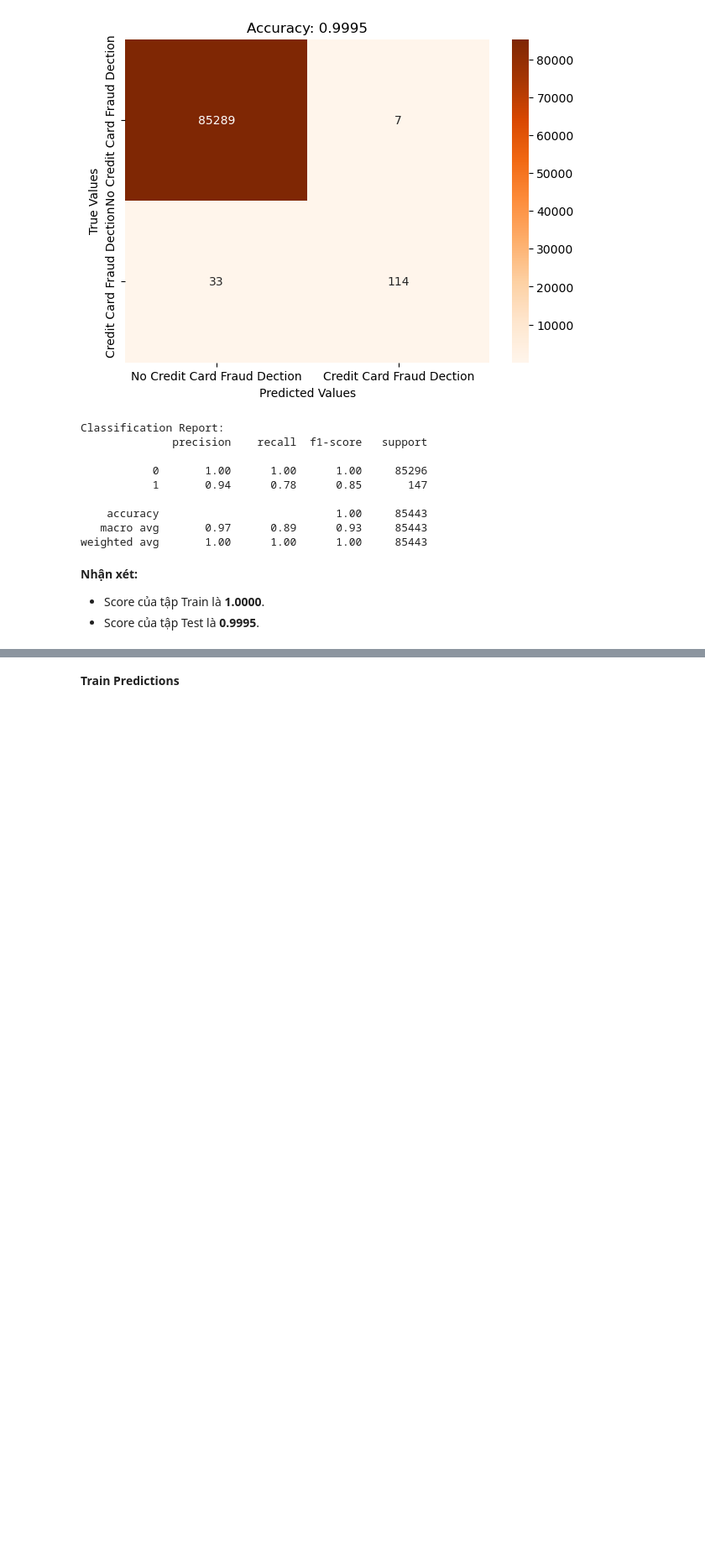
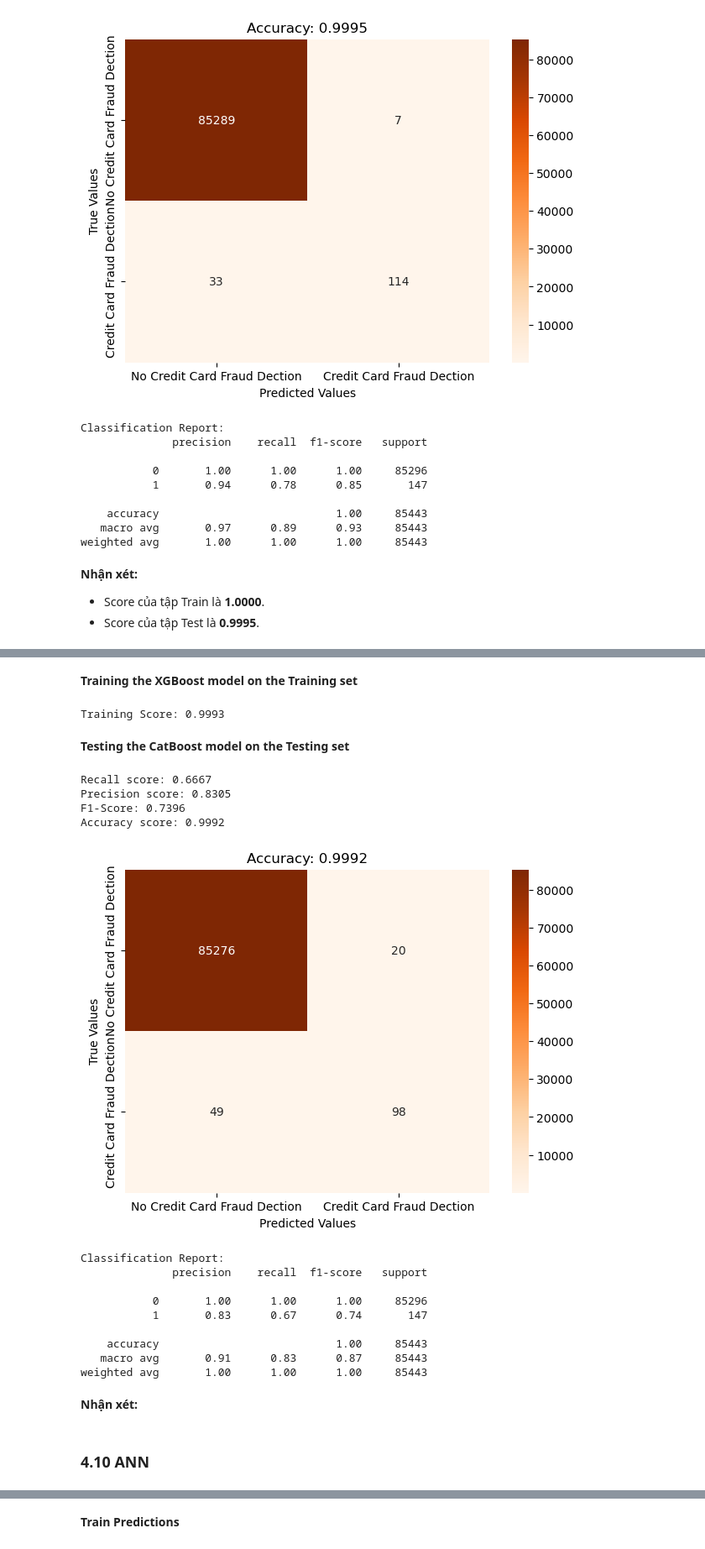
Before and after one commit to LeHongNgoc3820/Project_Credit_Card_Fraud_Detection, a Jupyter notebook: Credit Card Fraud Detection.ipynb, the cells around one changed output, grey strips where cells are left out. Shown at 84% size. Saved outputs shown, nothing was run; the diff lists cells and outputs as text; code cells hidden in the pictures; blank space fills up the shorter version.

```diff
--- a/Credit Card Fraud Detection.ipynb
+++ b/Credit Card Fraud Detection.ipynb
@@ -920,0 +948,2 @@ weighted avg       1.00      1.00      1.00     85443
+# %% [markdown]
+**Training the XGBoost model on the Training set**
@@ -921,3 +956,40 @@ weighted avg       1.00      1.00      1.00     85443
+# %%
+# Train Score
+train_score = adaboost_model.score(X_train, y_train)
+print('Training Score: %0.4f'% train_score)
+# %% [output]
+Training Score: 0.9993
+# %% [markdown]
+**Testing the CatBoost model on the Testing set**
+# %%
+# Test score
+print('Recall score: %0.4f'% recall_score(y_test, y_pred))
+print('Precision score: %0.4f'% precision_score(y_test, y_pred))
+print('F1-Score: %0.4f'% f1_score(y_test, y_pred))
+print('Accuracy score: %0.4f'% accuracy_score(y_test, y_pred))
+# %% [output]
+Recall score: 0.6667
+Precision score: 0.8305
+F1-Score: 0.7396
+Accuracy score: 0.9992
+# %%
+# Test Predictions
+Visualize_confusion_matrix(y_test, y_pred)
+# %% [output]
+[figure, added]
+Classification Report:
+              precision    recall  f1-score   support
+
+           0       1.00      1.00      1.00     85296
+           1       0.83      0.67      0.74       147
+
+    accuracy                           1.00     85443
+   macro avg       0.91      0.83      0.87     85443
+weighted avg       1.00      1.00      1.00     85443
+# %% [markdown]
+**Nhận xét:**
+# %% [markdown]
+### 4.10 ANN <a class="anchor" id="4.10"></a>
 # %%
 from tensorflow import keras
 from sklearn.metrics import classification_report,confusion_matrix
```
Also changed, not shown: parts of 30 cells of this notebook.
